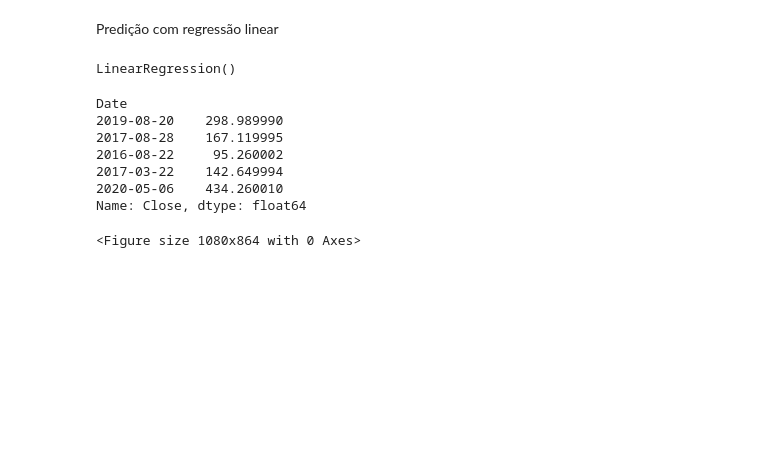
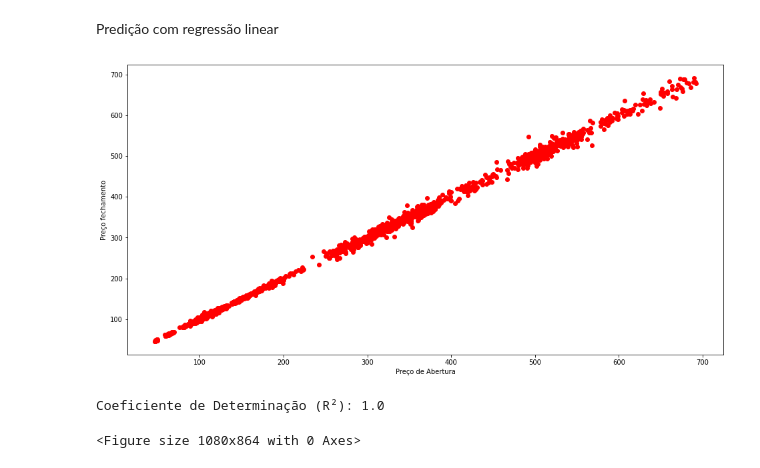
Before and after one commit to fernandaperon1/financas_quantitativas, a Jupyter notebook: analise_portfolio.ipynb, the cells around one changed output. Drawn from its saved outputs; the diff is of its cells as text; code cells hidden in the pictures; blank space fills up the shorter version.

```diff
--- a/analise_portfolio.ipynb
+++ b/analise_portfolio.ipynb
@@ -579,6 +578,15 @@ X_train, X_test, y_train, y_test = train_test_split(X, y, random_state=0,test_si
+# %%
+plt.figure(figsize = (16,8))
+plt.scatter(
+    df_nflx['Open'],
+    df_nflx['Close'],
+    c='red')
+plt.xlabel("Preço de Abertura")
+plt.ylabel("Preço fechamento")
+plt.show()
+# %% [output]
+[figure, added]
 # %%
-lr = LinearRegression() # Cria um modelo de regressão linear
-
+lr = LinearRegression(normalize=True, fit_intercept=False) # Cria um modelo de regressão linear
 lr.fit(X_train, y_train)
+lr_pred = lr.predict(X_test)
-# %% [output]
-LinearRegression()
@@ -587,13 +593,8 @@ y_test_predict = lr.predict(X_test)
-# %%
-y_test.head()
-# %% [output]
-Date
-2019-08-20    298.989990
-2017-08-28    167.119995
-2016-08-22     95.260002
-2017-03-22    142.649994
-2020-05-06    434.260010
-Name: Close, dtype: float64
+# %%
+r_sq = lr.score(X, y)
+print('Coeficiente de Determinação (R²):', r_sq)
+# %% [output]
+Coeficiente de Determinação (R²): 1.0
 # %%
 plt.figure(figsize=(15,12))
 from sklearn.model_selection import cross_val_predict
```
Also changed, not shown: parts of 6 cells of this notebook.
